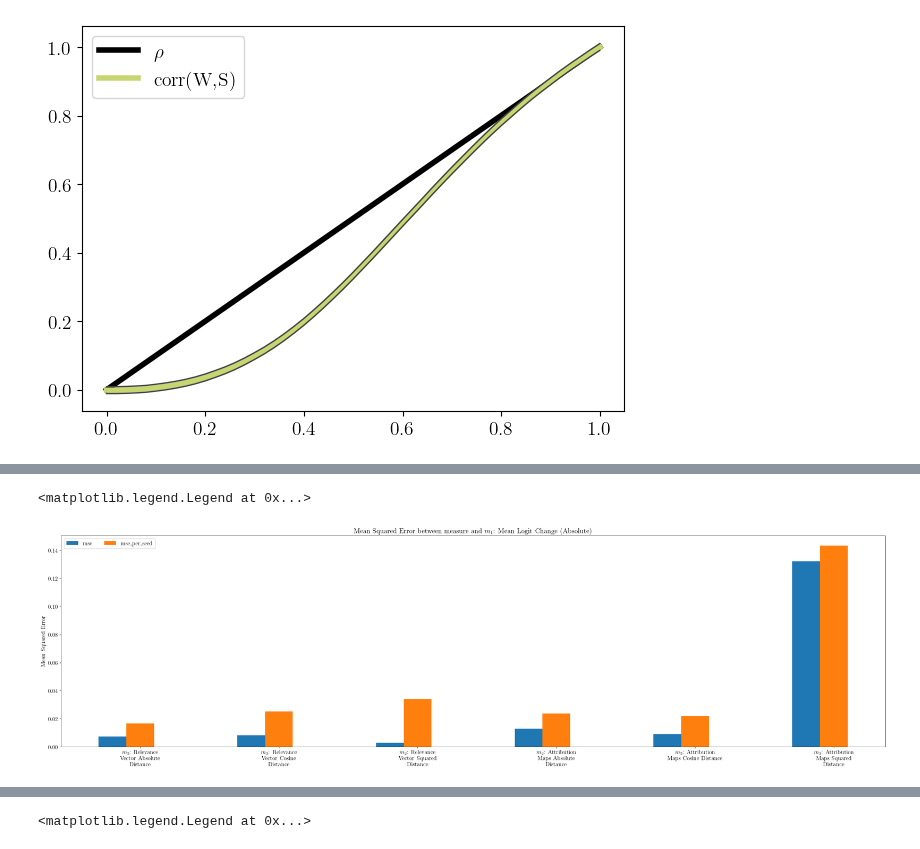
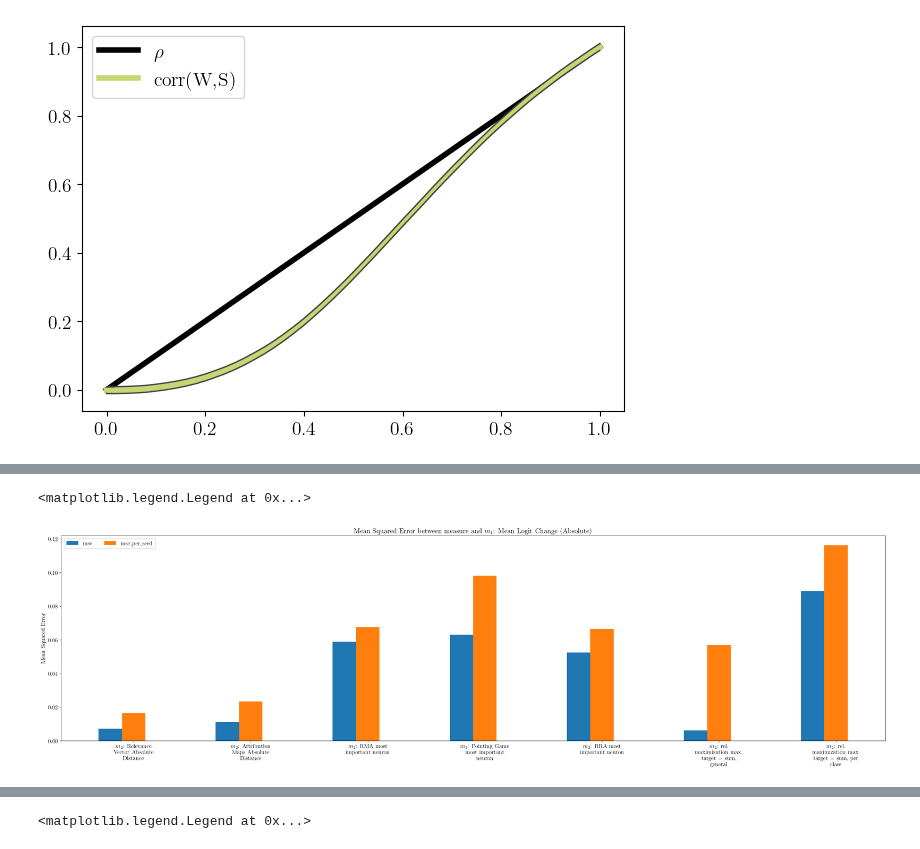
Before and after one commit to lillijo/xai-evaluation-master-thesis, a Jupyter notebook: experiments/compare_measures.ipynb, the cells around one changed output, grey strips where cells are left out. Saved outputs shown, nothing was run; the diff lists cells and outputs as text; code cells hidden in the pictures.

Commit message:
hopefully finalized measures now

```diff
--- a/experiments/compare_measures.ipynb
+++ b/experiments/compare_measures.ipynb
@@ -527,20 +592,19 @@ from sklearn.metrics import normalized_mutual_info_score
 BIASES = list(np.round(np.linspace(0, 1, 51), 3))
 watermark_flip_m0 = torch.zeros(51)
 
-if isfile(f"gt_all_mi_{experiment_name}.pickle"):
-    with open(f"gt_all_mi_{experiment_name}.pickle", "wb") as f:
+if isfile(f"gt_all_{experiment_name}.pickle"):
+    with open(f"gt_all_{experiment_name}.pickle", "rb") as f:
         watermark_flip_m0 = pickle.load(f)
 else:
     for i, b in enumerate(BIASES):
         ds = BiasedNoisyDataset(b, 0.5, False)
         pred_labels = torch.from_numpy(ds.watermarks)
         true_labels = torch.from_numpy(ds.labels[:491520, 1])
-        watermark_flip_m0[i] = normalized_mutual_info_score(true_labels, pred_labels)
-        """ (
-            1 - (2* torch.count_nonzero(pred_labels != true_labels) / pred_labels.shape[0])
-        ) """
+        watermark_flip_m0[i] = 1 - (
+            2 * torch.count_nonzero(pred_labels != true_labels) / pred_labels.shape[0]
+        )
 
-    with open(f"gt_all_mi_{experiment_name}.pickle", "wb") as f:
+    with open(f"gt_all_{experiment_name}.pickle", "wb") as f:
         pickle.dump(watermark_flip_m0, f)
 # %%
 # Ground Truth Average
@@ -851,41 +923,41 @@ m1s = [
     "m1_phi",
     "m1_mlc_abs",
     # "m1_mlc_euclid",
-    #"m1_mlc_l2square",
-    #"m1_mlc_cosine",
+    # "m1_mlc_l2square",
+    # "m1_mlc_cosine",
 ]
 
 m2s = [
     "m2_rel_abs",
-    "m2_rel_cosine",
-    #"m2_rel_euclid",
-    "m2_rel_l2square",
+    #"m2_rel_cosine",
+    # "m2_rel_euclid",
+    #"m2_rel_l2square",
     "m2_mac_abs",
-    #"m2_mac_euclid",
-    "m2_mac_cosine",
-    "m2_mac_l2square",
-    #"m2_rma",
-    #"m2_rma_unweighted",
-    #"m2_pg_weighted",
-    #"m2_pg_unweighted",
-    #"m2_rra_weighted",
-    #"m2_rra_unweighted",
-    #"m2_Rel_max_diff",
-    #"m2_Rel_max_m_rels",
-    #"m2_Rel_max_stats",
-    #"m2_Rel_max_stats_diff",
-    #"m2_Act_max_diff",
-    #"m2_Act_max_m_rels",
-    #"m2_Act_max_stats",
-    #"m2_Act_max_stats_diff",
-    #"m2_Rel_sum_diff",
-    #"m2_Rel_sum_m_rels",
-    #"m2_Rel_sum_stats",
-    #"m2_Rel_sum_stats_diff",
-    #"m2_Act_sum_diff",
-    #"m2_Act_sum_m_rels",
-    #"m2_Act_sum_stats",
-    #"m2_Act_sum_stats_diff",
+    # "m2_mac_euclid",
+    #"m2_mac_cosine",
+    #"m2_mac_l2square",
+     #"m2_rma",
+     "m2_rma_unweighted",
+     #"m2_pg_weighted",
+     "m2_pg_unweighted",
+     #"m2_rra_weighted",
+     "m2_rra_unweighted",
+    # "m2_Rel_max_diff",
+    # "m2_Rel_max_m_rels",
+    # "m2_Rel_max_stats",
+    # "m2_Rel_max_stats_diff",
+    # "m2_Act_max_diff",
+    # "m2_Act_max_m_rels",
+    # "m2_Act_max_stats",
+    # "m2_Act_max_stats_diff",
+     "m2_Rel_sum_diff",
+    # "m2_Rel_sum_m_rels",
+    # "m2_Rel_sum_stats",
+     "m2_Rel_sum_stats_diff",
+    # "m2_Act_sum_diff",
+    # "m2_Act_sum_m_rels",
+    # "m2_Act_sum_stats",
+    # "m2_Act_sum_stats_diff",
 ]
 
 
@@ -920,19 +992,26 @@ for_plot = {
 }
 
 per_rho = torch.mean(perseed_all, dim=(1))  # filtered
-per_seed = perseed_all
-print(per_seed.shape, per_rho.shape)
+per_seed = perseed_all / torch.tensor(
+    [torch.max(perseed_all[:, :, i]) for i in range(39)]
+)
+
+print(
+    per_seed.shape,
+    per_rho.shape,
+    torch.tensor([torch.max(perseed_all[:, :, i]) for i in range(39)]),
+)
 m1_index = 1
 m1_phi_vals = per_rho[:, m1_index]
 m1_phi_valsps = per_seed[:, :, m1_index]
 for measure in m2s:
     mk = ALL_MEASURES.index(measure)
-    vals = per_rho[:, mk]  #/ per_rho[:, mk].max()
+    vals = per_rho[:, mk] #/ per_rho[:, mk].max()
 
-    """ if measure == "m2_mac_l2square":
+    if measure == "m2_mac_l2square":
         vals = vals / perseed_all[:, :, mk].max()
     if measure == "m2_mac_euclid":
-        vals = vals / perseed_all[:, :, mk].max() """
+        vals = vals / perseed_all[:, :, mk].max()
 
     mses[measure] = {
         "mse": mse(m1_phi_vals, vals),
@@ -976,5 +1061,5 @@ torch.Size([51, 10, 39]) torch.Size([51, 39])
 <matplotlib.legend.Legend at 0x...>
-[figure, old version]
+[figure, new version]
 # %%
 import matplotlib.patches as mpatches
 
```
Also changed, not shown: parts of 16 cells of this notebook, 13 other files.
